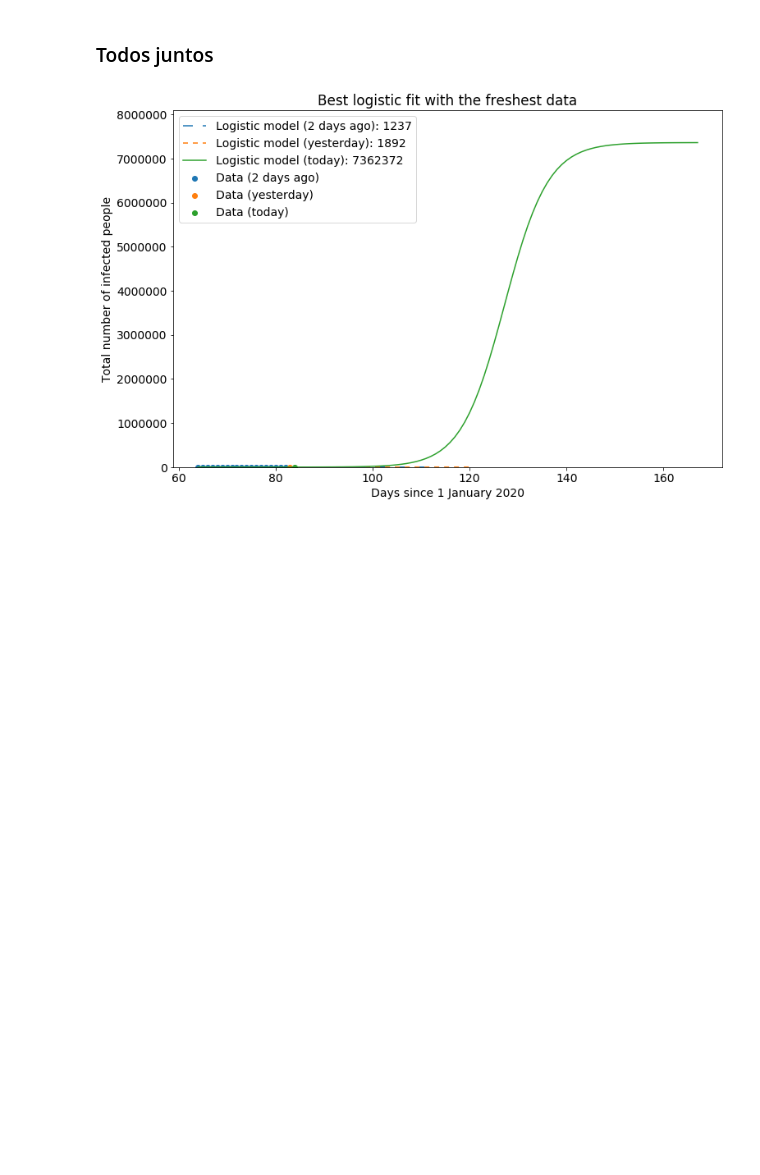
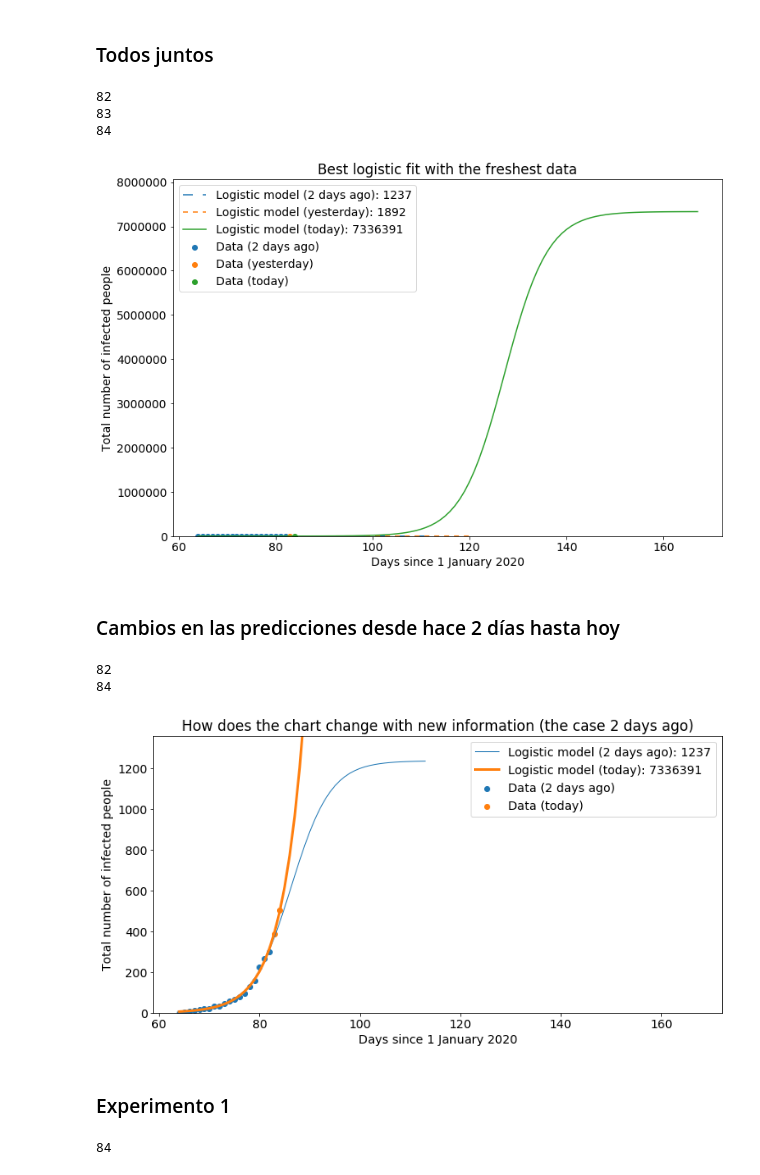
Before and after one commit to MatiasLoiseau/covid19-argentina-logistic-method, a Jupyter notebook: logistic-method.ipynb, the cells around one changed output. Cells and saved outputs as stored; diff of their text form; code cells hidden in the pictures; blank space fills up the shorter version.

Commit message:
se creo un plot con zoom para ver las diferencias de hoy y hace 2 días

```diff
--- a/logistic-method.ipynb
+++ b/logistic-method.ipynb
@@ -79,9 +79,10 @@ def fit_logistic_method(df):
     cant = df.shape[0]
     x = list(df.iloc[:,0])
     y = list(df.iloc[:,1])
-    lastDay = cant -1
+    lastDay = df['day'][df.index[-1]]
+    print(lastDay)
 
-    initial_parameters = 2.5, lastDay, 250000   #velocidad de contagio
+    initial_parameters = 2.5, 120, 250000   #velocidad de contagio
                                             #día con el máximo valor de infectados
                                             #amplitud máxima esperada (sacada de los valores oficiales)
 
@@ -199,4 +206,26 @@ add_logistic_curve(df[:-1], "yesterday", dashes=[4, 4])
 maxAmplitude = add_logistic_curve(df, "today")
 label_and_show_plot(plt, "Best logistic fit with the freshest data", maxAmplitude)
 # %% [output]
+82
+83
+84
 [figure]
+# %% [markdown]
+### Cambios en las predicciones desde hace 2 días hasta hoy
+# %%
+plt.figure(figsize=(12, 6))
+add_real_data(df[:-2], "2 days ago")
+add_real_data(df[-2:], "today")
+maxAmplitude = add_logistic_curve(df[:-2], "2 days ago", linewidth=1)
+add_logistic_curve(df, "today", linewidth=3)
+label_and_show_plot(plt, "How does the chart change with new information (the case 2 days ago)", maxAmplitude)
+# %% [output]
+82
+84
+[figure, added]
+# %% [markdown]
+### Experimento 1
+# %%
+df['day'][df.index[-1]]
+# %% [output]
+84
```
Also changed, not shown: parts of 8 cells of this notebook.
